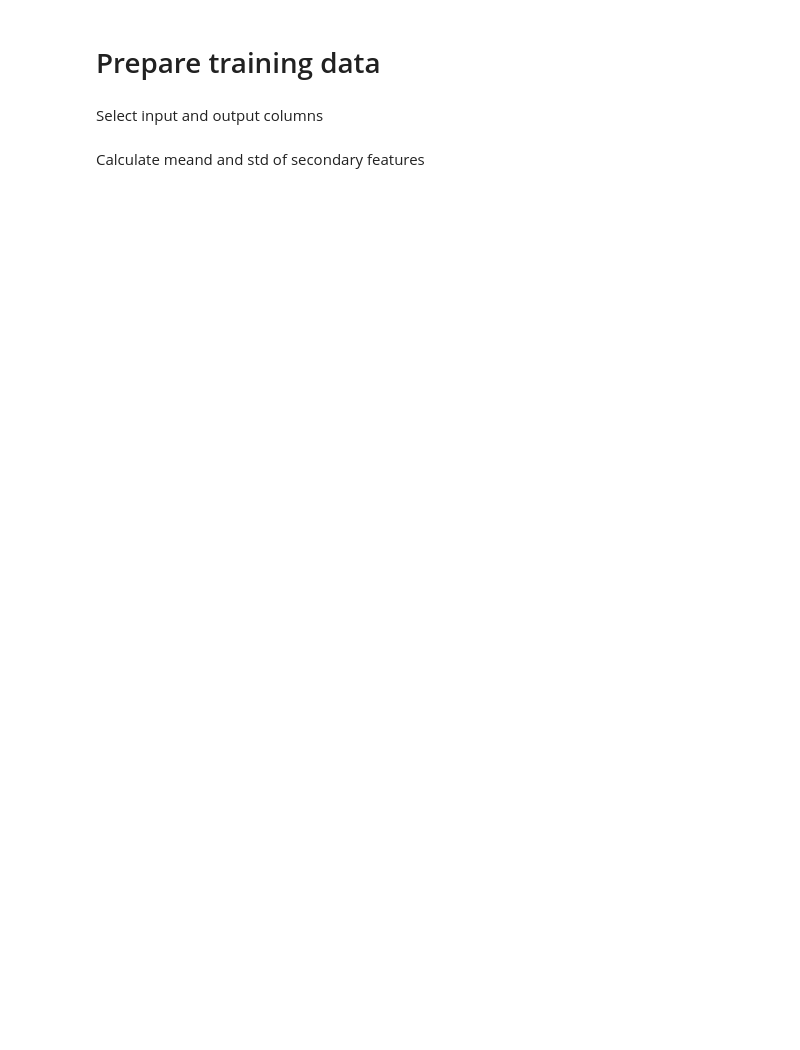
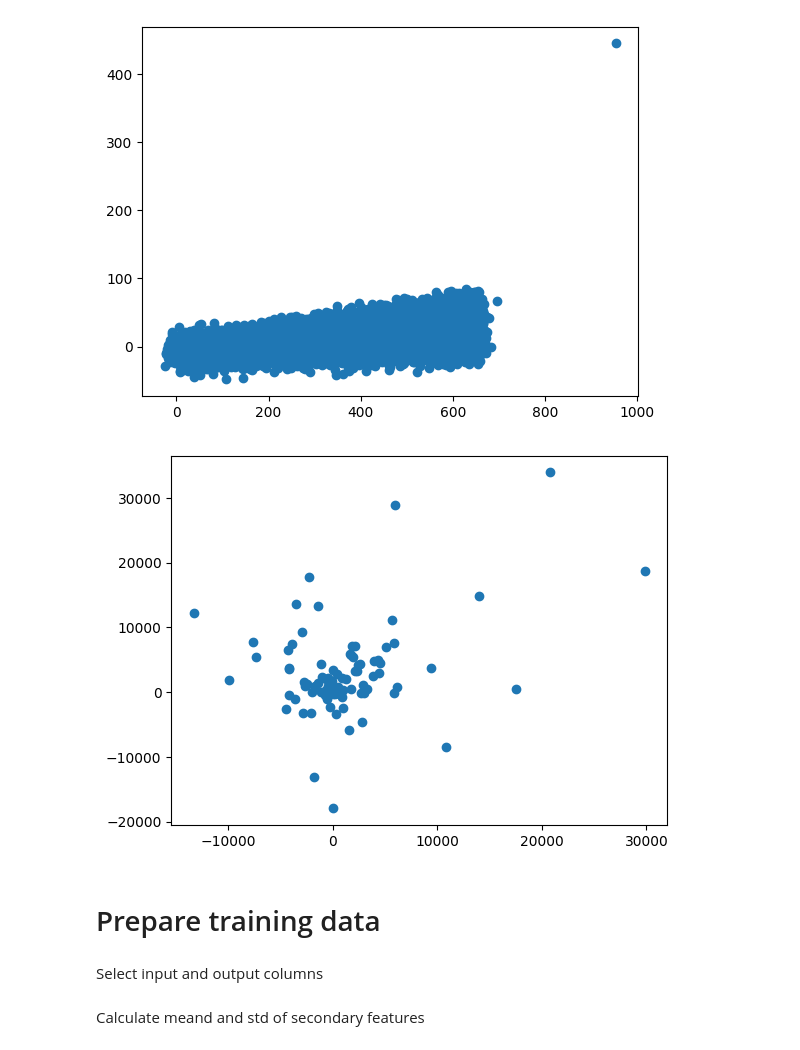
Before and after one commit to green3diamond/TambOpt-zlt, a Jupyter notebook: notebooks/06_train_using_PINA_Cone_50k.ipynb, the cells around one changed output. Saved outputs shown, nothing was run; the diff lists cells and outputs as text; code cells hidden in the pictures; blank space fills up the shorter version.

Commit message:
save eda on cone parameters

```diff
--- a/notebooks/06_train_using_PINA_Cone_50k.ipynb
+++ b/notebooks/06_train_using_PINA_Cone_50k.ipynb
@@ -18,3 +9,13 @@ train_data_with_cone
+# %%
+import matplotlib.pyplot as plt
+plt.scatter(train_data_with_cone['X_mean_max'], train_data_with_cone['Y_mean_max'] )
+plt.show()
+
+plt.scatter(train_data_with_cone['X_mean_min'], train_data_with_cone['Y_mean_min'] )
+plt.show()
+# %% [output]
+[figure, added]
+[figure, added]
 # %%
 train_data_with_cone = normalize_cone_features(train_data_with_cone)
 # %%
```
Also changed, not shown: parts of 1 cell of this notebook.
